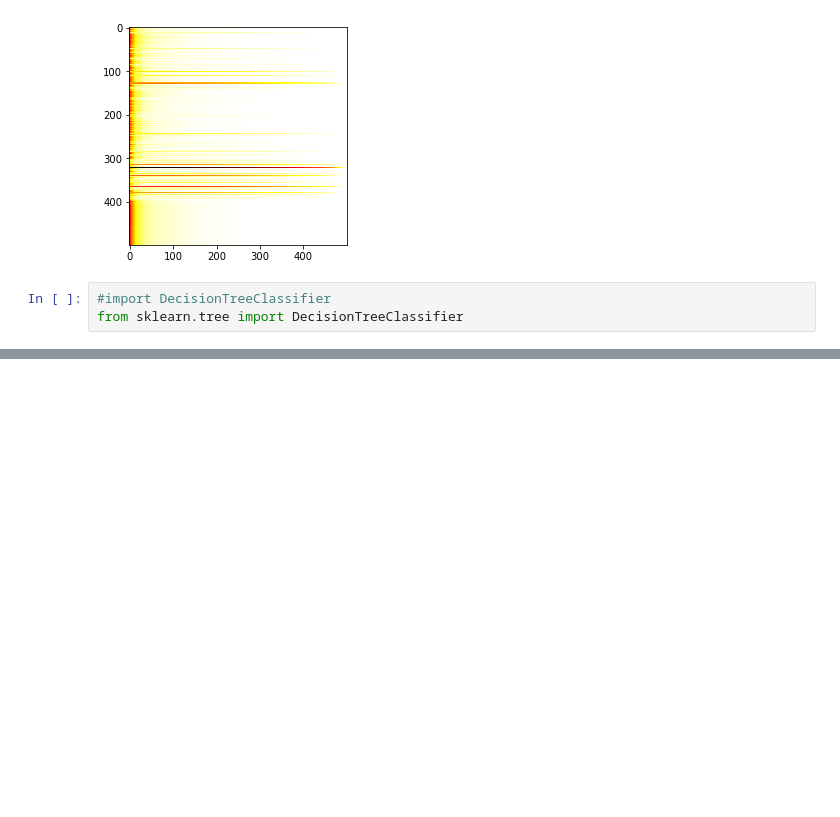
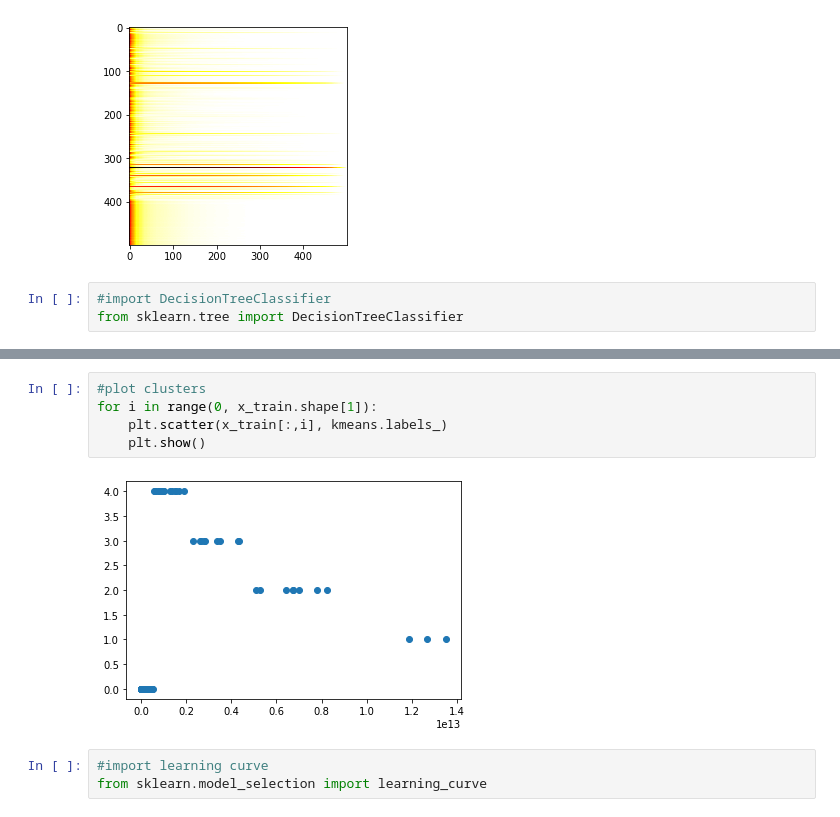
Before and after one commit to DevNerds2020/EEG-signals-machine-learning, a Jupyter notebook: pre-proc.ipynb, the cells around one changed output, grey strips where cells are left out. Saved outputs shown, nothing was run; the diff lists cells and outputs as text; blank space fills up the shorter version.

```diff
--- a/pre-proc.ipynb
+++ b/pre-proc.ipynb
@@ -773,0 +846,10 @@ new_optimizedX.shape
+# %%
+#plot clusters
+for i in range(0, x_train.shape[1]):
+    plt.scatter(x_train[:,i], kmeans.labels_)
+    plt.show()
+# %% [output]
+[figure, added]
+# %%
+#import learning curve
+from sklearn.model_selection import learning_curve
```
Also changed, not shown: parts of 11 cells of this notebook.
